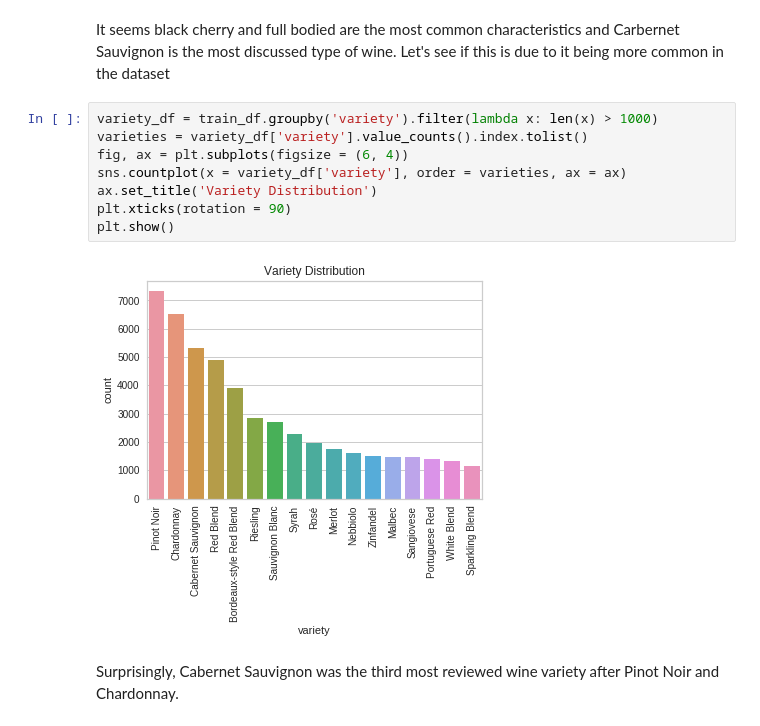
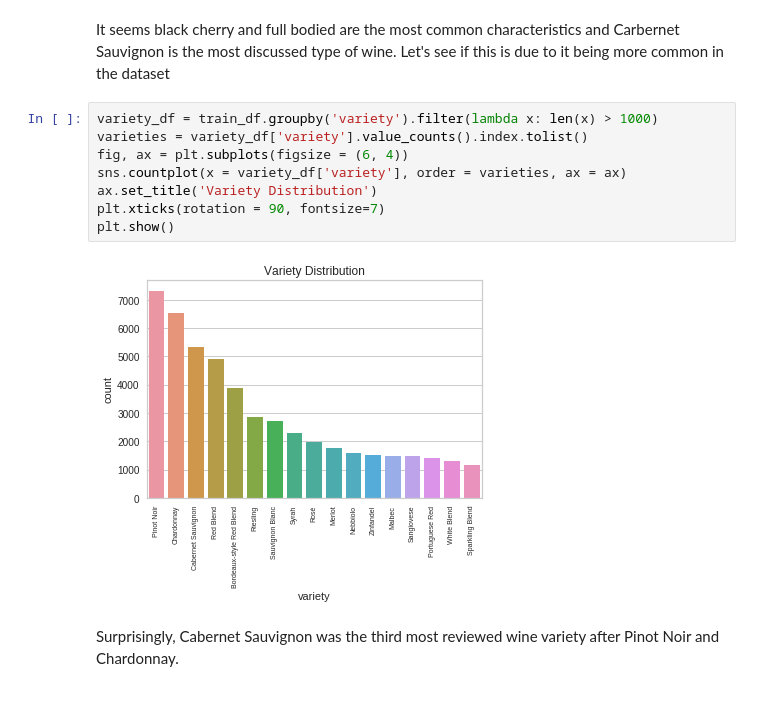
Before and after one commit to AustinDoolittle/WineReviewsNLP, a Jupyter notebook: EDA.ipynb, the cells around one changed output. Cells and saved outputs as stored; diff of their text form.

```diff
--- a/EDA.ipynb
+++ b/EDA.ipynb
@@ -303,13 +319,13 @@ It seems black cherry and full bodied are the most common characteristics and Ca
 # %%
 variety_df = train_df.groupby('variety').filter(lambda x: len(x) > 1000)
 varieties = variety_df['variety'].value_counts().index.tolist()
 fig, ax = plt.subplots(figsize = (6, 4))
 sns.countplot(x = variety_df['variety'], order = varieties, ax = ax)
 ax.set_title('Variety Distribution')
-plt.xticks(rotation = 90)
+plt.xticks(rotation = 90, fontsize=7)
 plt.show()
 # %% [output]
-[figure, old version]
+[figure, new version]
 # %% [markdown]
 Surprisingly, Cabernet Sauvignon was the third most reviewed wine variety after Pinot Noir and Chardonnay.
 # %% [markdown]
```
Also changed, not shown: parts of 39 cells of this notebook, 3 other files.
